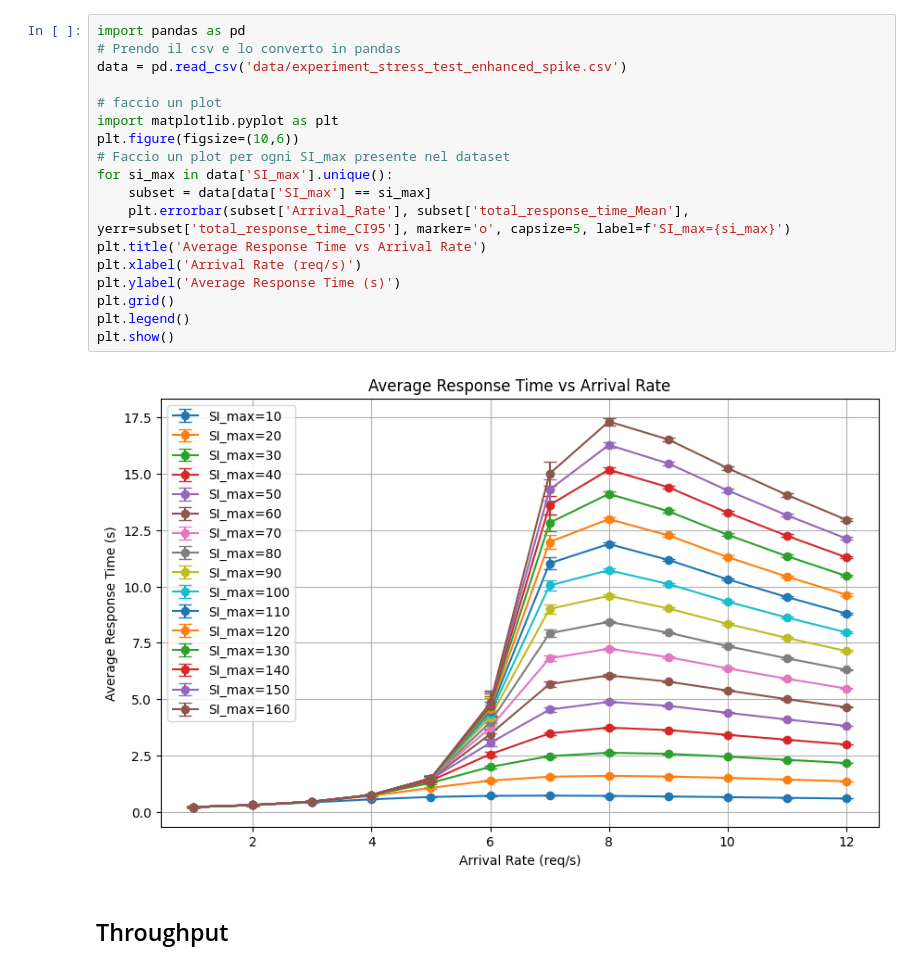
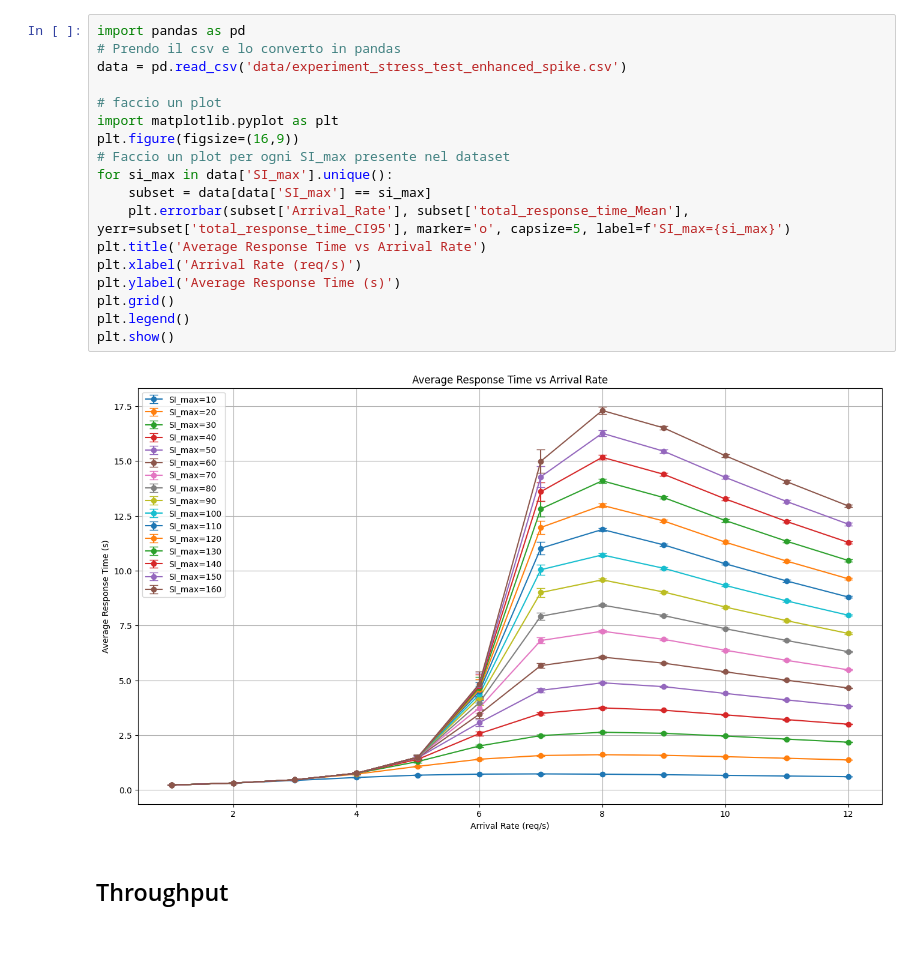
Before and after one commit to LucaFalasca/RightSizing-SpikeServer, a Jupyter notebook: src/graph_generator.ipynb, the cells around one changed output. Cells and saved outputs as stored; diff of their text form; blank space fills up the shorter version.

```diff
--- a/src/graph_generator.ipynb
+++ b/src/graph_generator.ipynb
@@ -37,23 +37,23 @@ plt.show()
 # %%
 import pandas as pd
 # Prendo il csv e lo converto in pandas
 data = pd.read_csv('data/experiment_stress_test_enhanced_spike.csv')
 
 # faccio un plot
 import matplotlib.pyplot as plt
-plt.figure(figsize=(10,6))
+plt.figure(figsize=(16,9))
 # Faccio un plot per ogni SI_max presente nel dataset
 for si_max in data['SI_max'].unique():
     subset = data[data['SI_max'] == si_max]
     plt.errorbar(subset['Arrival_Rate'], subset['total_response_time_Mean'], yerr=subset['total_response_time_CI95'], marker='o', capsize=5, label=f'SI_max={si_max}')
 plt.title('Average Response Time vs Arrival Rate')
 plt.xlabel('Arrival Rate (req/s)')
 plt.ylabel('Average Response Time (s)')
 plt.grid()
 plt.legend()
 plt.show()
 # %% [output]
-[figure, old version]
+[figure, new version]
 # %% [markdown]
 ## Throughput
 # %%
```
Also changed, not shown: parts of 4 cells of this notebook, 5 other files.
